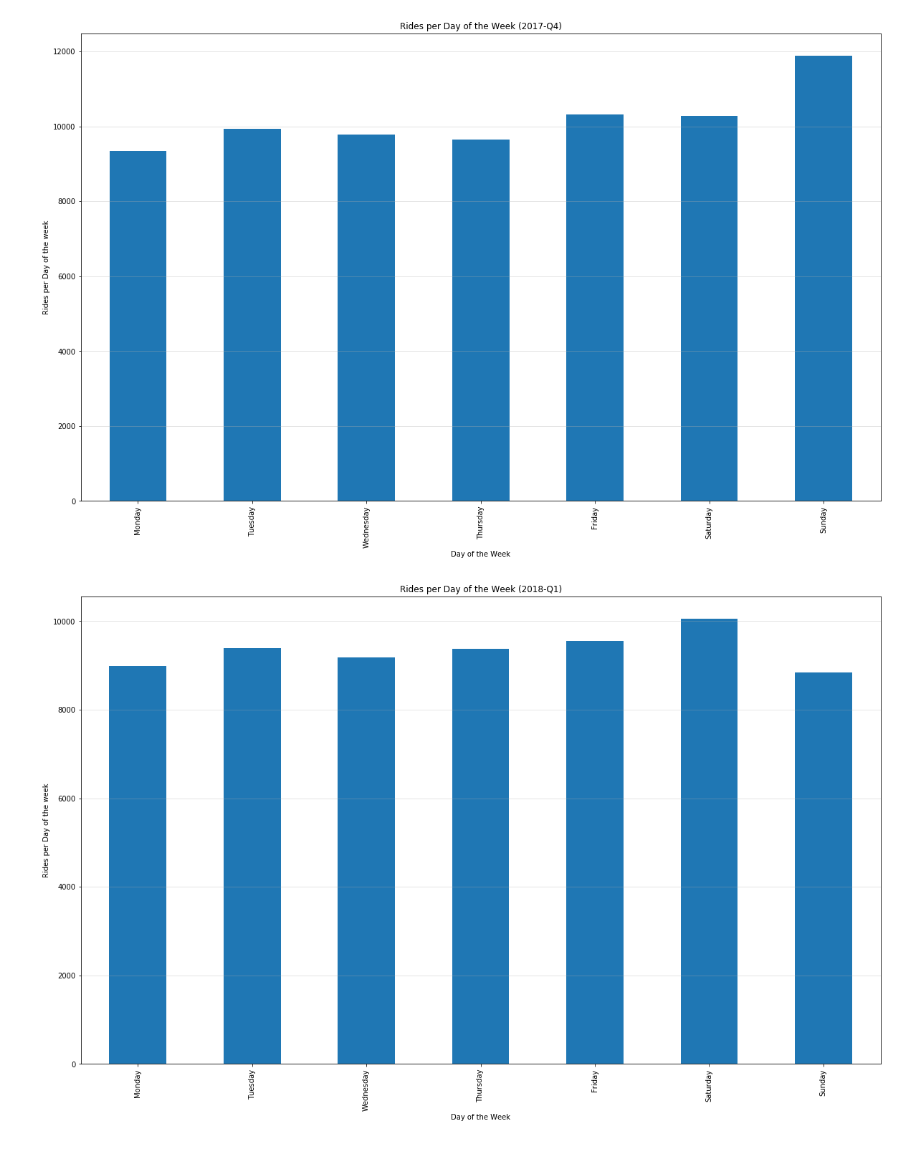
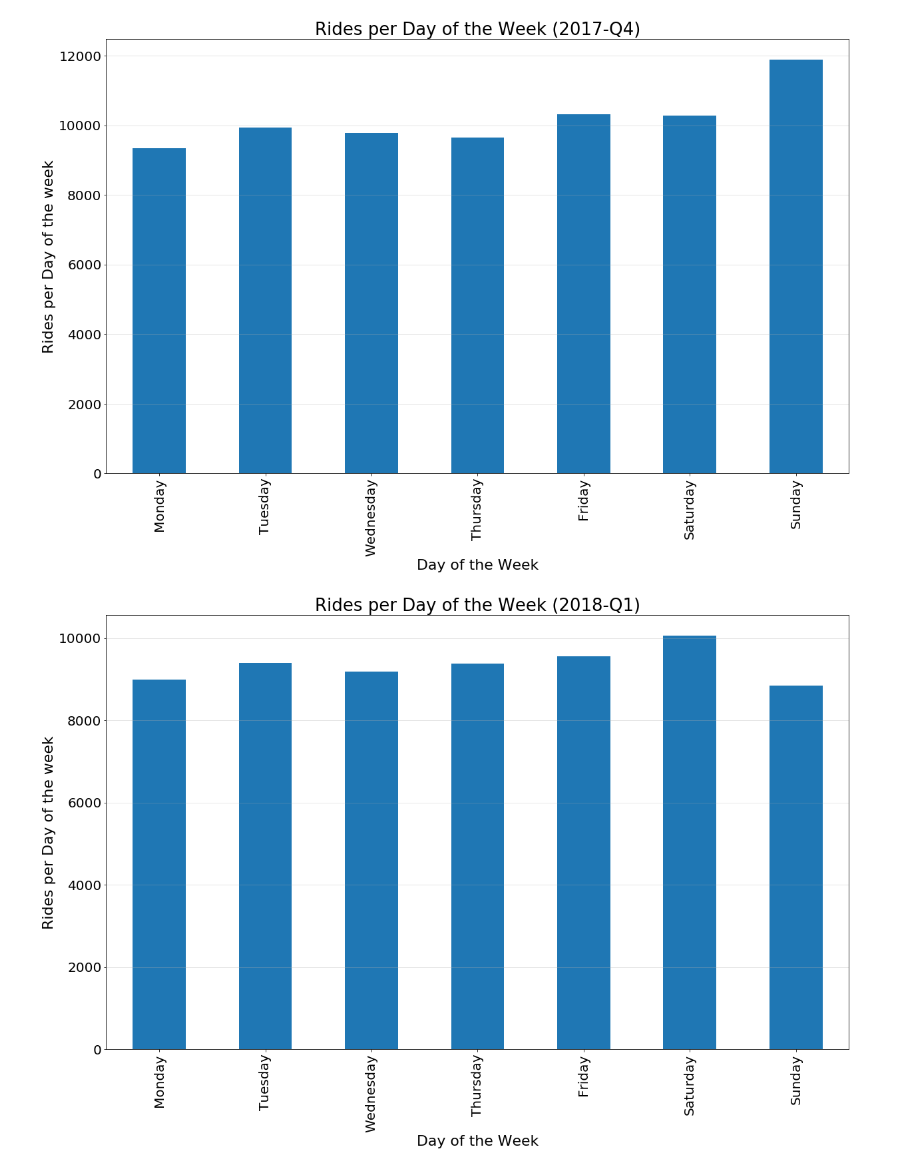
Before and after one commit to sqweets/Project1-LA-Bike_Share, a Jupyter notebook: Project_One_DaysOfWeek_TimeOfDay.ipynb, the cells around one changed output. Drawn from its saved outputs; the diff is of its cells as text; code cells hidden in the pictures.

```diff
--- a/Project_One_DaysOfWeek_TimeOfDay.ipynb
+++ b/Project_One_DaysOfWeek_TimeOfDay.ipynb
@@ -158,9 +158,12 @@ grouped_weekdays_17_Q1_df = pd.DataFrame(weekday_counts_17_Q1)
 grouped_weekdays_17_Q1_df.plot(kind='bar', legend=False)
 
 plt.grid(axis='y', alpha=0.4)
-plt.xlabel("Day of the Week")
-plt.ylabel("Rides per Day of the week")
-plt.title('Rides per Day of the Week (2017-Q1)')
+plt.xlabel("Day of the Week", fontsize = 22)
+plt.ylabel("Rides per Day of the week", fontsize = 22)
+plt.title('Rides per Day of the Week (2017-Q1)', fontsize = 26)
 
 plt.rcParams['figure.figsize'] = (20,12)
+
+plt.rc('xtick',labelsize=20)
+plt.rc('ytick',labelsize=20)
 # %% [output]
@@ -198,9 +201,12 @@ grouped_weekdays_17_Q2_df = pd.DataFrame(weekday_counts_17_Q2)
 grouped_weekdays_17_Q2_df.plot(kind='bar', legend=False)
 
 plt.grid(axis='y', alpha=0.4)
-plt.xlabel("Day of the Week")
-plt.ylabel("Rides per Day of the week")
-plt.title('Rides per Day of the Week (2017-Q2)')
+plt.xlabel("Day of the Week", fontsize = 22)
+plt.ylabel("Rides per Day of the week", fontsize = 22)
+plt.title('Rides per Day of the Week (2017-Q2)', fontsize = 26)
 
 plt.rcParams['figure.figsize'] = (20,12)
+
+plt.rc('xtick',labelsize=20)
+plt.rc('ytick',labelsize=20)
 # %% [output]
@@ -238,9 +244,12 @@ grouped_weekdays_17_Q3_df = pd.DataFrame(weekday_counts_17_Q3)
 grouped_weekdays_17_Q3_df.plot(kind='bar', legend=False)
 
 plt.grid(axis='y', alpha=0.4)
-plt.xlabel("Day of the Week")
-plt.ylabel("Rides per Day of the week")
-plt.title('Rides per Day of the Week (2017-Q3)')
+plt.xlabel("Day of the Week", fontsize = 22)
+plt.ylabel("Rides per Day of the week", fontsize = 22)
+plt.title('Rides per Day of the Week (2017-Q3)', fontsize = 26)
 
 plt.rcParams['figure.figsize'] = (20,12)
+
+plt.rc('xtick',labelsize=20)
+plt.rc('ytick',labelsize=20)
 # %% [output]
@@ -278,13 +287,16 @@ grouped_weekdays_17_Q4_df = pd.DataFrame(weekday_counts_17_Q4)
 grouped_weekdays_17_Q4_df.plot(kind='bar', legend=False)
 
 plt.grid(axis='y', alpha=0.4)
-plt.xlabel("Day of the Week")
-plt.ylabel("Rides per Day of the week")
-plt.title('Rides per Day of the Week (2017-Q4)')
+plt.xlabel("Day of the Week", fontsize = 22)
+plt.ylabel("Rides per Day of the week", fontsize = 22)
+plt.title('Rides per Day of the Week (2017-Q4)', fontsize = 26)
 
 plt.rcParams['figure.figsize'] = (20,12)
+
+plt.rc('xtick',labelsize=20)
+plt.rc('ytick',labelsize=20)
 # %% [output]
-[figure, old version]
+[figure, new version]
 # %%
 # Show plot
 plt.show()
@@ -294,37 +306,40 @@ plt.show()
 
 # Looking at total rides per day
 # Convert date/time strings to datetime objects
 ride_18_Q1_df['start_time'] = pd.to_datetime(ride_18_Q1_df['start_time'], format='%m/%d/%y %H:%M')
 
 # Add Year column
 ride_18_Q1_df['Year'] = ride_18_Q1_df['start_time'].dt.year
 
 # Get rid of unnessary columns
 ride_trim_18_Q1_df = ride_18_Q1_df[['start_time']].copy()
 
 # Days of the week
 ride_trim_18_Q1_df['day_of_week'] = ride_trim_18_Q1_df['start_time'].dt.weekday_name
 
 # Group by days and count rides per day
 weekday_counts_18_Q1 = ride_trim_18_Q1_df.groupby('day_of_week').count()
 
 # Reindex so its Mon - Sun
 weekday_counts_18_Q1 = weekday_counts_18_Q1.reindex(index = ['Monday', 'Tuesday', 'Wednesday', 'Thursday',
                                                            'Friday', 'Saturday', 'Sunday'])
 
 # Create dataframe from grouped data
 grouped_weekdays_18_Q1_df = pd.DataFrame(weekday_counts_18_Q1)
 
 grouped_weekdays_18_Q1_df.plot(kind='bar', legend=False)
 
 plt.grid(axis='y', alpha=0.4)
-plt.xlabel("Day of the Week")
-plt.ylabel("Rides per Day of the week")
-plt.title('Rides per Day of the Week (2018-Q1)')
+plt.xlabel("Day of the Week", fontsize = 22)
+plt.ylabel("Rides per Day of the week", fontsize = 22)
+plt.title('Rides per Day of the Week (2018-Q1)', fontsize = 26)
 
 plt.rcParams['figure.figsize'] = (20,12)
+
+plt.rc('xtick',labelsize=20)
+plt.rc('ytick',labelsize=20)
 # %% [output]
-[figure, old version]
+[figure, new version]
 # %%
 # Show plot
 plt.show()
```
Also changed, not shown: parts of 6 cells of this notebook, 1 other file.
